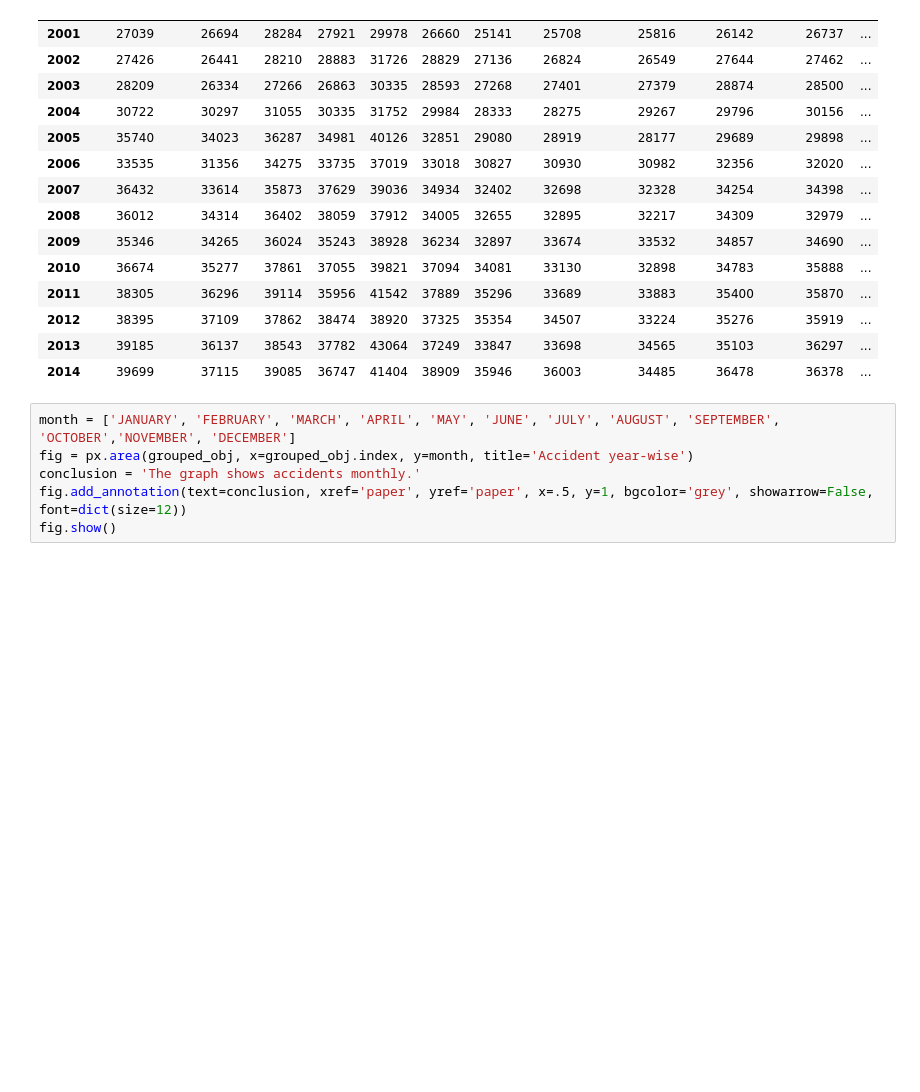
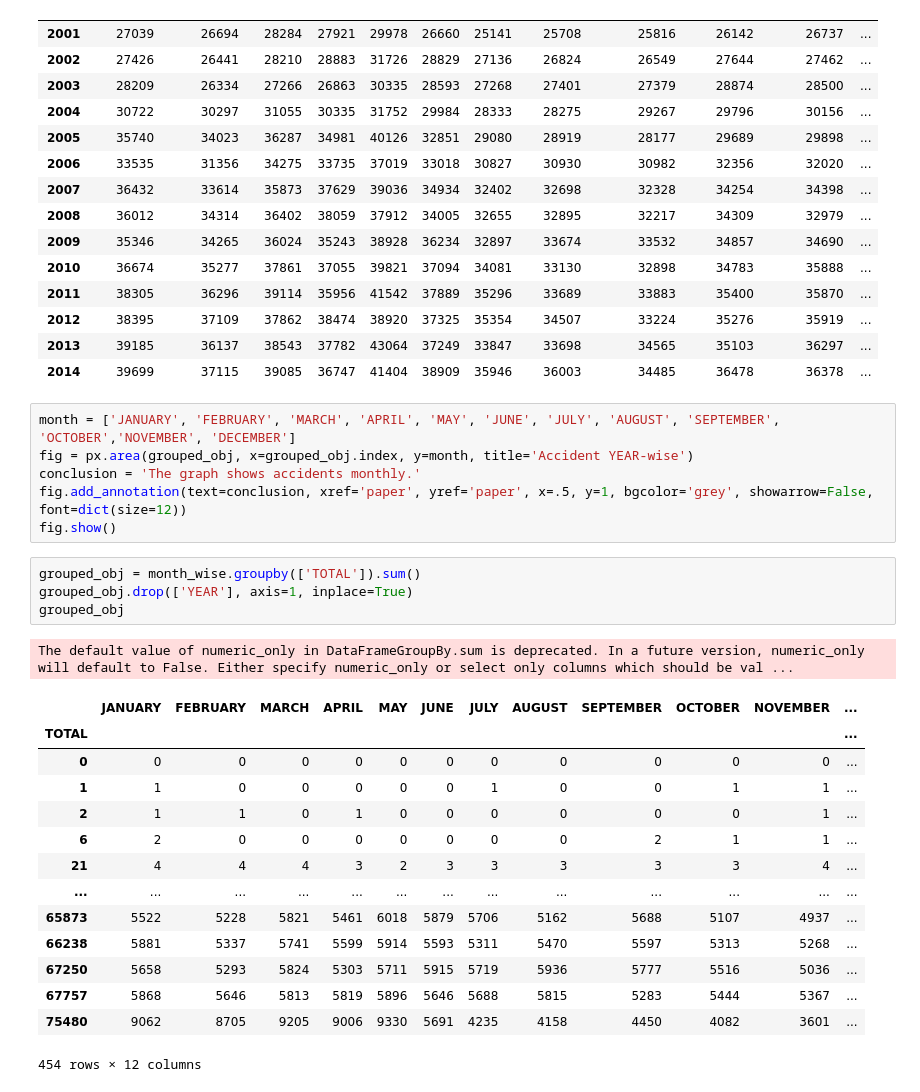
Before and after one commit to janvidixit3344/Accident_ROAD, a Jupyter notebook: analysis4.ipynb, the cells around one changed output. Saved outputs shown, nothing was run; the diff lists cells and outputs as text; blank space fills up the shorter version.

```diff
--- a/analysis4.ipynb
+++ b/analysis4.ipynb
@@ -64,7 +64,27 @@ grouped_obj
 | 2014 | 39699 | 37115 | 39085 | 36747 | 41404 | 38909 | 35946 | 36003 | 34485 | 36478 | 36378 | ... |
 # %%
 month = ['JANUARY', 'FEBRUARY', 'MARCH', 'APRIL', 'MAY', 'JUNE', 'JULY', 'AUGUST', 'SEPTEMBER', 'OCTOBER','NOVEMBER', 'DECEMBER']
-fig = px.area(grouped_obj, x=grouped_obj.index, y=month, title='Accident year-wise')
+fig = px.area(grouped_obj, x=grouped_obj.index, y=month, title='Accident YEAR-wise')
 conclusion = 'The graph shows accidents monthly.'
 fig.add_annotation(text=conclusion, xref='paper', yref='paper', x=.5, y=1, bgcolor='grey', showarrow=False, font=dict(size=12))
 fig.show()
+# %%
+grouped_obj = month_wise.groupby(['TOTAL']).sum()
+grouped_obj.drop(['YEAR'], axis=1, inplace=True)
+grouped_obj
+# %% [output]
+The default value of numeric_only in DataFrameGroupBy.sum is deprecated. In a future version, numeric_only will default to False. Either specify numeric_only or select only columns which should be val ...
+|  | JANUARY | FEBRUARY | MARCH | APRIL | MAY | JUNE | JULY | AUGUST | SEPTEMBER | OCTOBER | NOVEMBER | ... |
+| TOTAL |  |  |  |  |  |  |  |  |  |  |  | ... |
+| 0 | 0 | 0 | 0 | 0 | 0 | 0 | 0 | 0 | 0 | 0 | 0 | ... |
+| 1 | 1 | 0 | 0 | 0 | 0 | 0 | 1 | 0 | 0 | 1 | 1 | ... |
+| 2 | 1 | 1 | 0 | 1 | 0 | 0 | 0 | 0 | 0 | 0 | 1 | ... |
+| 6 | 2 | 0 | 0 | 0 | 0 | 0 | 0 | 0 | 2 | 1 | 1 | ... |
+| 21 | 4 | 4 | 4 | 3 | 2 | 3 | 3 | 3 | 3 | 3 | 4 | ... |
+| ... | ... | ... | ... | ... | ... | ... | ... | ... | ... | ... | ... | ... |
+| 65873 | 5522 | 5228 | 5821 | 5461 | 6018 | 5879 | 5706 | 5162 | 5688 | 5107 | 4937 | ... |
+| 66238 | 5881 | 5337 | 5741 | 5599 | 5914 | 5593 | 5311 | 5470 | 5597 | 5313 | 5268 | ... |
+| 67250 | 5658 | 5293 | 5824 | 5303 | 5711 | 5915 | 5719 | 5936 | 5777 | 5516 | 5036 | ... |
+| 67757 | 5868 | 5646 | 5813 | 5819 | 5896 | 5646 | 5688 | 5815 | 5283 | 5444 | 5367 | ... |
+| 75480 | 9062 | 8705 | 9205 | 9006 | 9330 | 5691 | 4235 | 4158 | 4450 | 4082 | 3601 | ... |
+454 rows × 12 columns
```
Also changed, not shown: parts of 1 cell of this notebook, 1 other file.
